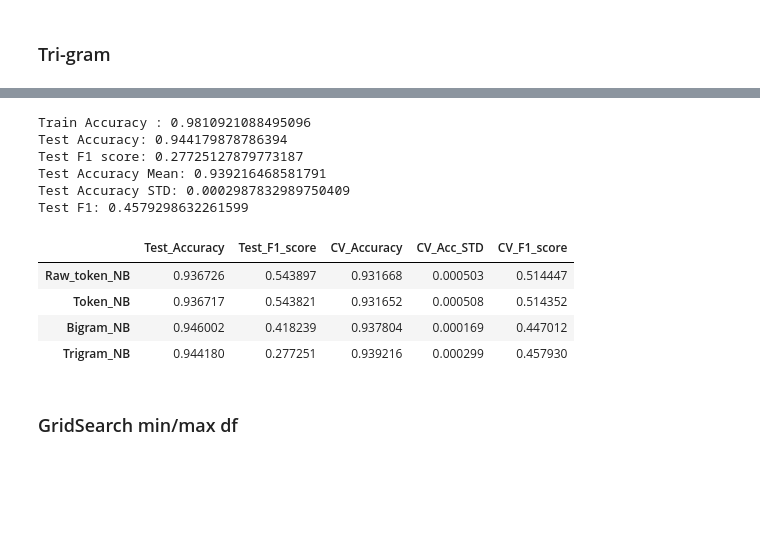
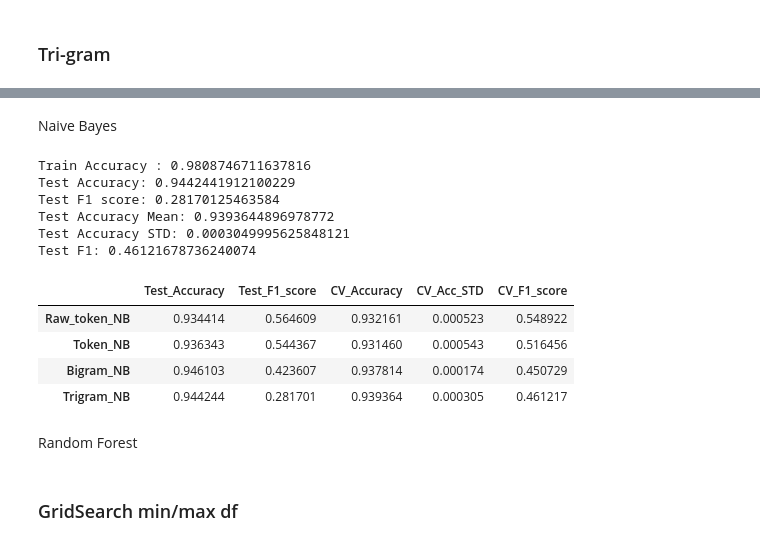
Before and after one commit to ruoranh/Quora-Insincere-Questions, a Jupyter notebook: Quora_lemmatized_modelling.ipynb, the cells around one changed output, grey strips where cells are left out. Drawn from its saved outputs; the diff is of its cells as text; code cells hidden in the pictures; blank space fills up the shorter version.

```diff
--- a/Quora_lemmatized_modelling.ipynb
+++ b/Quora_lemmatized_modelling.ipynb
@@ -153,0 +240,6 @@ lemma_train = pd.read_pickle('./lemma_train.pkl')
+# %%
+%%time
+clean_questions = labels_to_question(clean_questions, religious_ID, 'RELIGIOUS_ID')
+clean_questions = labels_to_question(clean_questions, racial_ID, 'RACIAL_ID')
+clean_questions = labels_to_question(clean_questions, national_ID, 'NATIONAL_ID')
+clean_questions = labels_to_question(clean_questions, nationality_ID, 'NATIONALITY_ID')
@@ -160,0 +307,5 @@ X_train, X_test, y_train, y_test = train_test_split(X, y, stratify=y, random_sta
+# %%
+X = clean_questions
+y = train.target
+# %%
+X_train, X_test, y_train, y_test = train_test_split(X, y, stratify=y, random_state = 495)
@@ -182,7 +366,0 @@ Test F1: 0.5144468147496293
-# %%
-nb = MultinomialNB()
-nb.fit(X_train_raw, y_train)
-test_score =  nb.score(X_test_raw, y_test)
-print('train score:', nb.score(X_train_raw, y_train))
-print('test score:', test_score)
-y_pred = nb.predict(X_test_raw)
@@ -262,19 +387,25 @@ Wall time: 1min 18s
+# %% [markdown]
+Naive Bayes
 # %%
 model = MultinomialNB()
 model_label = 'Trigram_NB'
+X_train_arg = X_train_tri
+X_test_arg = X_test_tri
 
-model_score(model, X_train_tri, X_test_tri, y_train, y_test, score_df, model_label)
-cv_score(model, X_train_tri, y_train, model_label)
+model_score(model, X_train_arg, X_test_arg, y_train, y_test, score_df, model_label)
+cv_score(model, X_train_arg, y_train, model_label)
 score_df
 # %% [output]
-Train Accuracy : 0.9810921088495096
-Test Accuracy: 0.944179878786394
-Test F1 score: 0.27725127879773187
-Test Accuracy Mean: 0.939216468581791
-Test Accuracy STD: 0.0002987832989750409
-Test F1: 0.4579298632261599
+Train Accuracy : 0.9808746711637816
+Test Accuracy: 0.9442441912100229
+Test F1 score: 0.28170125463584
+Test Accuracy Mean: 0.9393644896978772
+Test Accuracy STD: 0.0003049995625848121
+Test F1: 0.46121678736240074
 |  | Test_Accuracy | Test_F1_score | CV_Accuracy | CV_Acc_STD | CV_F1_score |
-| Raw_token_NB | 0.936726 | 0.543897 | 0.931668 | 0.000503 | 0.514447 |
-| Token_NB | 0.936717 | 0.543821 | 0.931652 | 0.000508 | 0.514352 |
-| Bigram_NB | 0.946002 | 0.418239 | 0.937804 | 0.000169 | 0.447012 |
-| Trigram_NB | 0.944180 | 0.277251 | 0.939216 | 0.000299 | 0.457930 |
+| Raw_token_NB | 0.934414 | 0.564609 | 0.932161 | 0.000523 | 0.548922 |
+| Token_NB | 0.936343 | 0.544367 | 0.931460 | 0.000543 | 0.516456 |
+| Bigram_NB | 0.946103 | 0.423607 | 0.937814 | 0.000174 | 0.450729 |
+| Trigram_NB | 0.944244 | 0.281701 | 0.939364 | 0.000305 | 0.461217 |
+# %% [markdown]
+Random Forest
```
Also changed, not shown: parts of 84 cells of this notebook, 6 other files.
